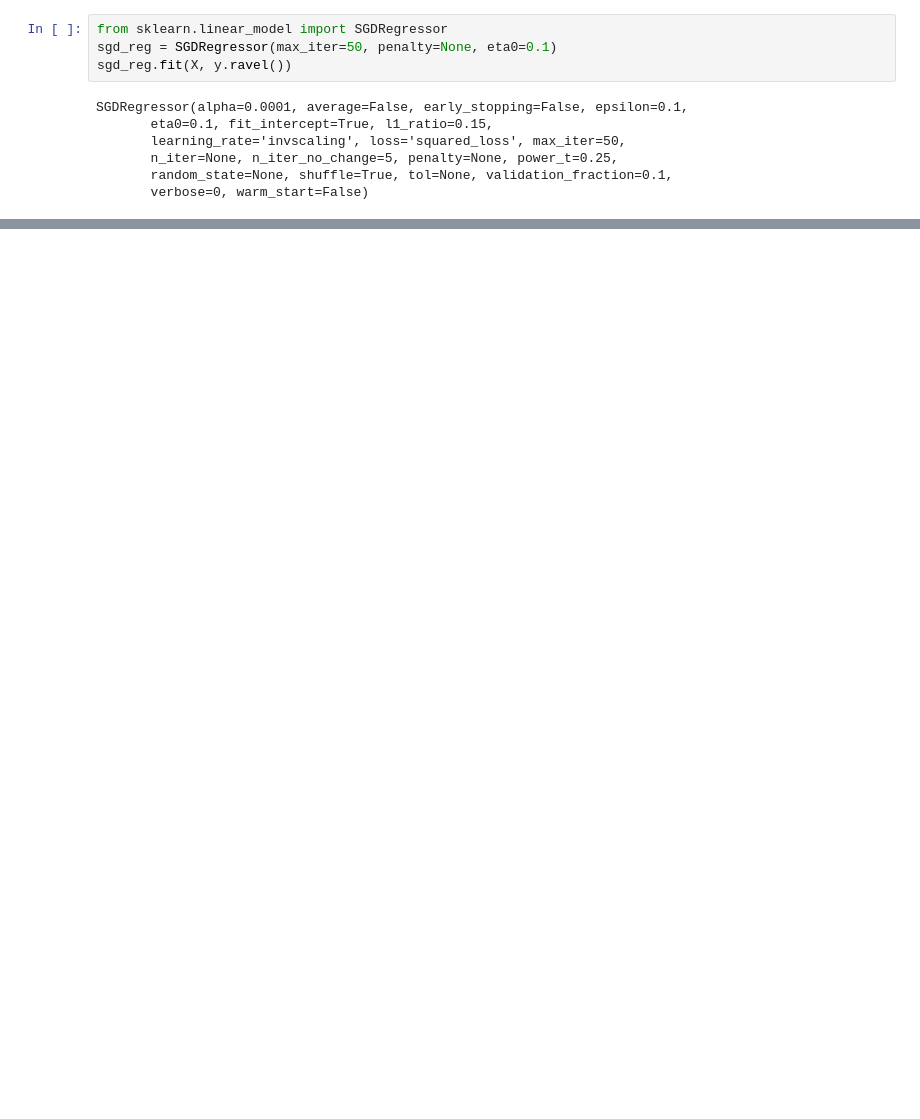
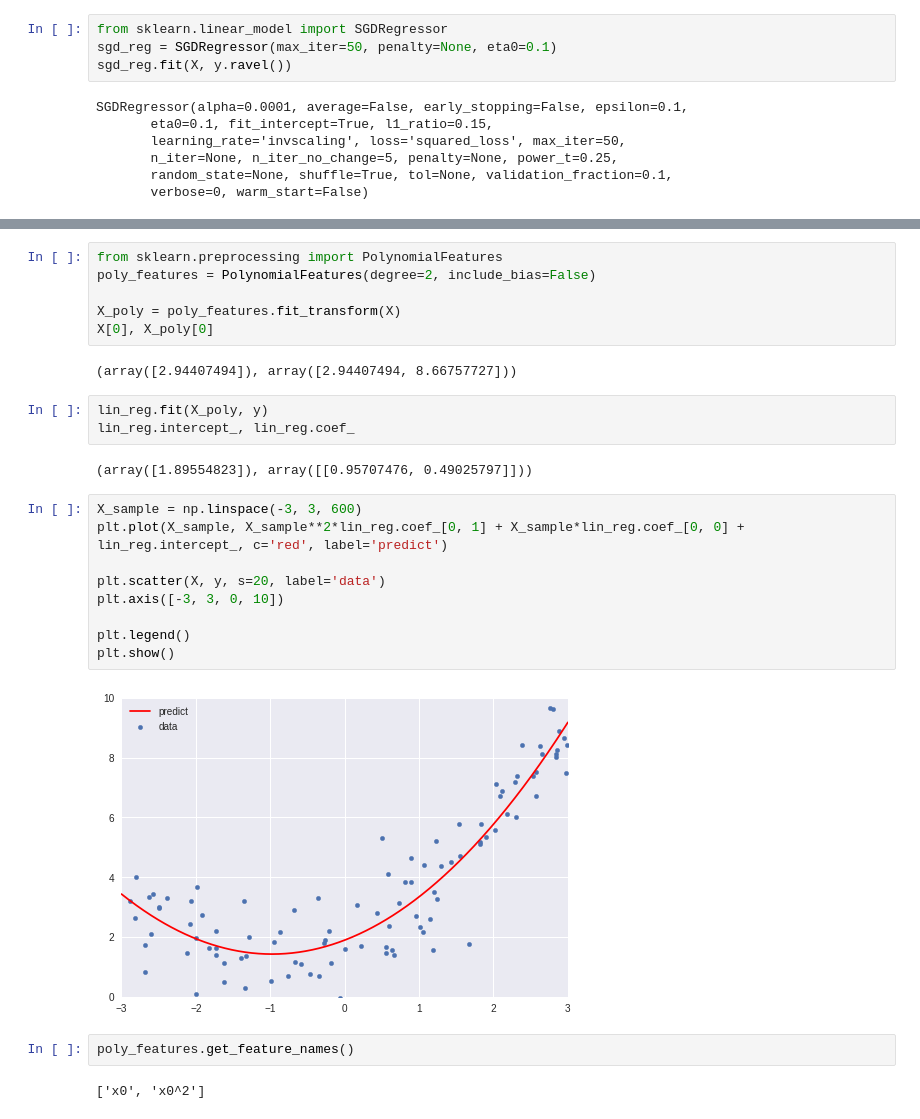
Before and after one commit to kmes055/Hands-on-ML-with-sklearn-and-tf, a Jupyter notebook: Chapter 4.ipynb, the cells around one changed output, grey strips where cells are left out. Cells and saved outputs as stored; diff of their text form; blank space fills up the shorter version.

```diff
--- a/Chapter 4.ipynb
+++ b/Chapter 4.ipynb
@@ -111,0 +138,28 @@ sgd_reg.intercept_, sgd_reg.coef_
+# %%
+from sklearn.preprocessing import PolynomialFeatures
+poly_features = PolynomialFeatures(degree=2, include_bias=False)
+
+X_poly = poly_features.fit_transform(X)
+X[0], X_poly[0]
+# %% [output]
+(array([2.94407494]), array([2.94407494, 8.66757727]))
+# %%
+lin_reg.fit(X_poly, y)
+lin_reg.intercept_, lin_reg.coef_
+# %% [output]
+(array([1.89554823]), array([[0.95707476, 0.49025797]]))
+# %%
+X_sample = np.linspace(-3, 3, 600)
+plt.plot(X_sample, X_sample**2*lin_reg.coef_[0, 1] + X_sample*lin_reg.coef_[0, 0] + lin_reg.intercept_, c='red', label='predict')
+
+plt.scatter(X, y, s=20, label='data')
+plt.axis([-3, 3, 0, 10])
+
+plt.legend()
+plt.show()
+# %% [output]
+[figure, added]
+# %%
+poly_features.get_feature_names()
+# %% [output]
+['x0', 'x0^2']
```
Also changed, not shown: parts of 14 cells of this notebook.
